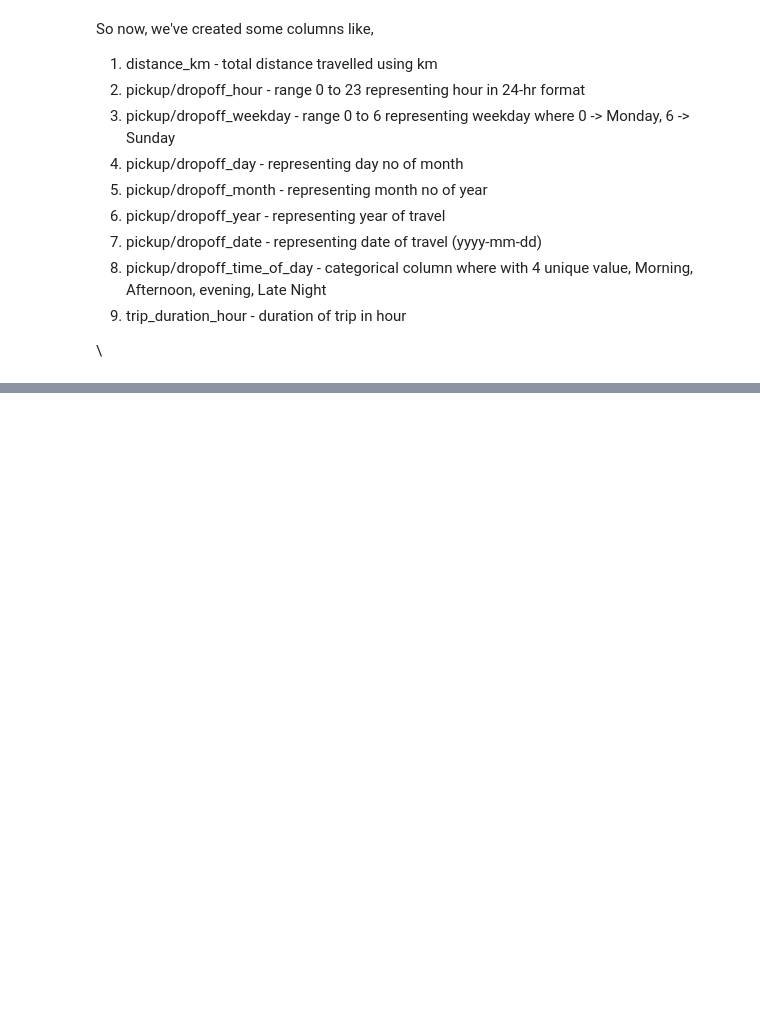
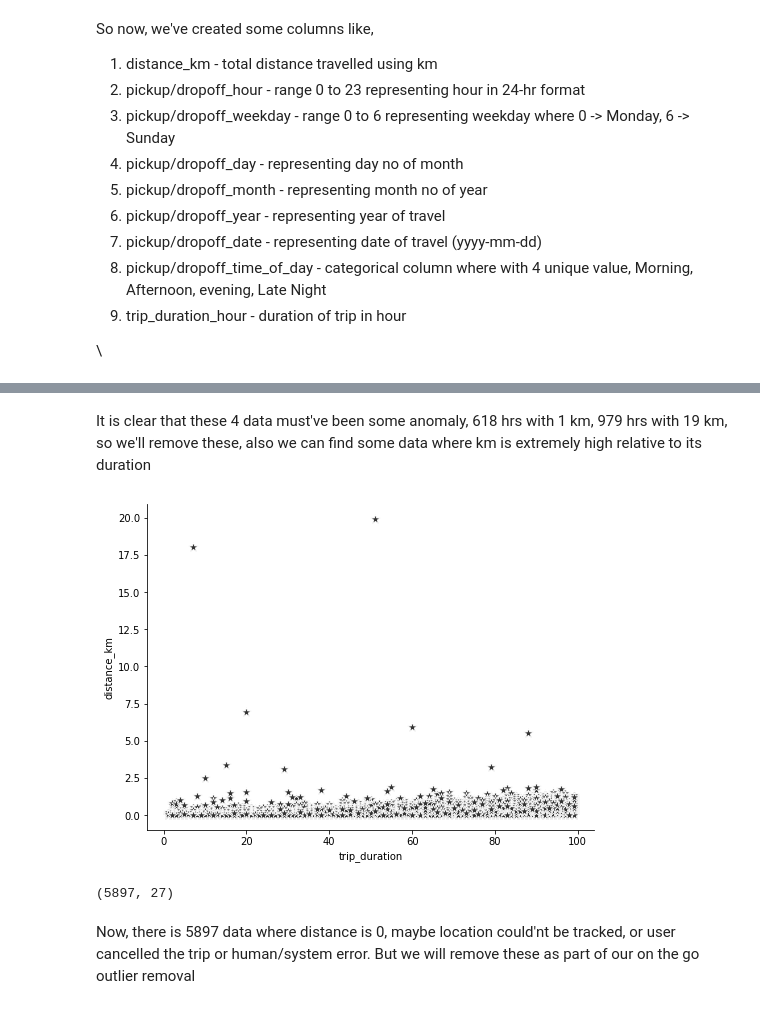
Before and after one commit to sdwaghmare1998/NYC-Taxi-Trip-Time-Prediction, a Jupyter notebook: NYC_Taxi_Trip_Time_Prediction_Capstone_Project_by_Saurabh_Waghmare.ipynb, the cells around one changed output, grey strips where cells are left out. Drawn from its saved outputs; the diff is of its cells as text; code cells hidden in the pictures; blank space fills up the shorter version.

```diff
--- a/NYC_Taxi_Trip_Time_Prediction_Capstone_Project_by_Saurabh_Waghmare.ipynb
+++ b/NYC_Taxi_Trip_Time_Prediction_Capstone_Project_by_Saurabh_Waghmare.ipynb
@@ -288,0 +306,8 @@ So now, we've created some columns like,
+# %% [markdown]
+It is clear that these 4 data must've been some anomaly, 618 hrs with 1 km, 979 hrs with 19 km, so we'll remove these, also we can find some data where km is extremely high relative to its duration
+# %%
+plt.figure(figsize=(8, 6))
+sns.scatterplot(data=dataFrame[dataFrame['trip_duration'] < 100], x="trip_duration", y="distance_km", s=100, color=".2", marker="*")
+sns.despine()
+# %% [output]
+[figure, added]
@@ -288,0 +317,6 @@ So now, we've created some columns like,
+# %%
+filtered_dataFrame[filtered_dataFrame['distance_km'] == 0].shape
+# %% [output]
+(5897, 27)
+# %% [markdown]
+Now, there is 5897 data where distance is 0, maybe location could'nt be tracked, or user cancelled the trip or human/system error. But we will remove these as part of our on the go outlier removal
```
Also changed, not shown: parts of 18 cells of this notebook.
